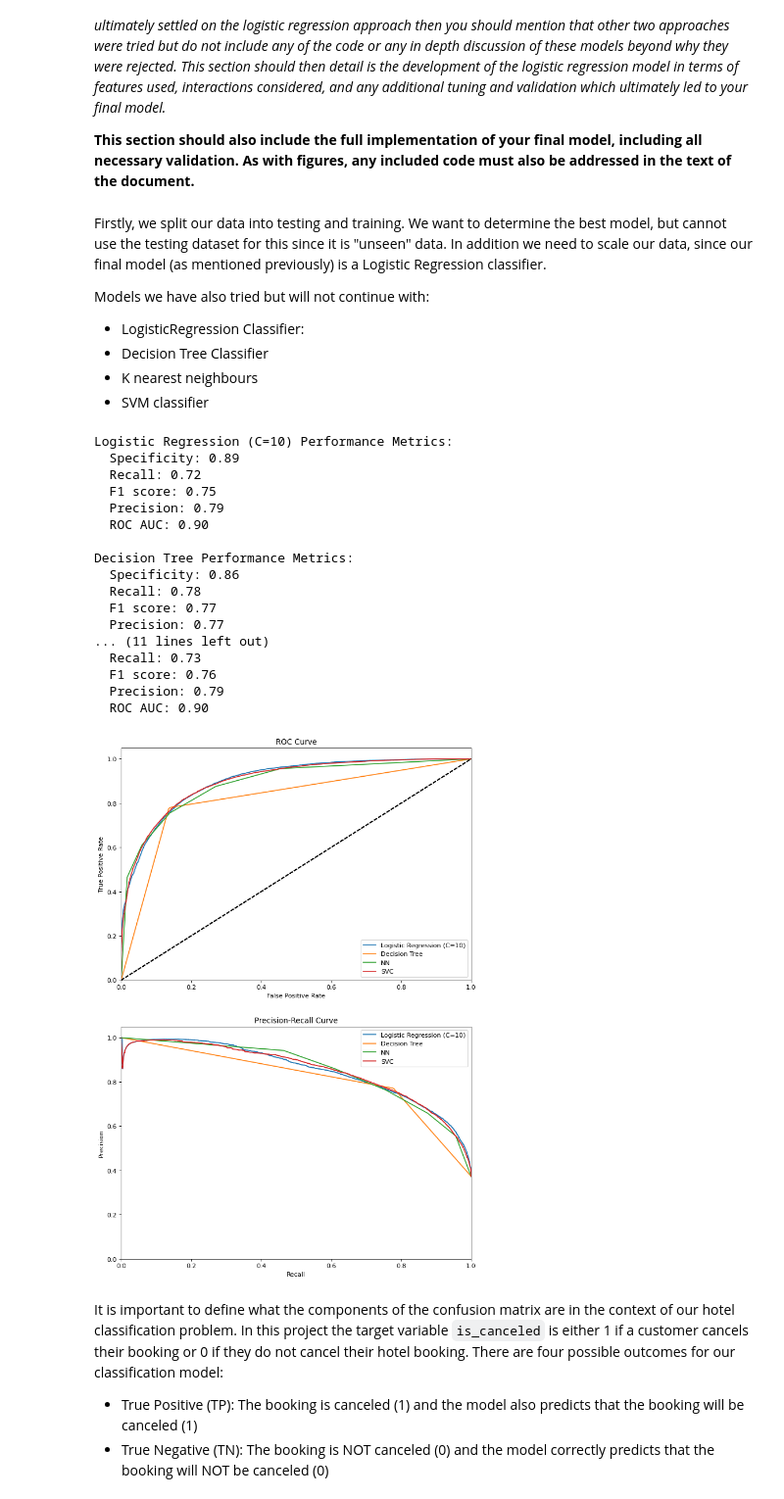
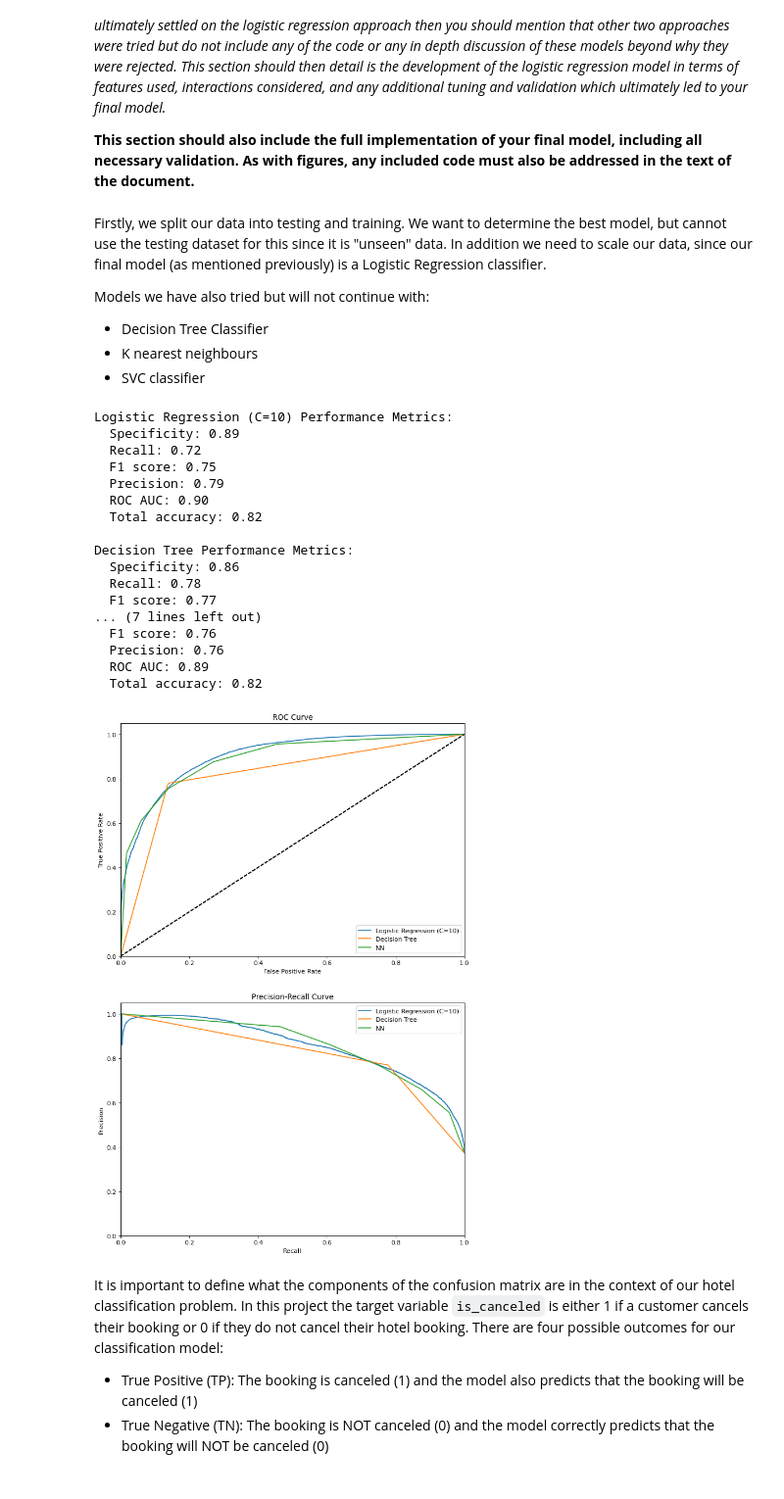
Before and after one commit to Mengyao41/ML_proj2, a Jupyter notebook: project2.ipynb, the cells around one changed output. Shown at 98% size. Saved outputs shown, nothing was run; the diff lists cells and outputs as text; code cells hidden in the pictures.

```diff
--- a/project2.ipynb
+++ b/project2.ipynb
@@ -756,10 +756,9 @@ d.shape
 Firstly, we split our data into testing and training. We want to determine the best model, but cannot use the testing dataset for this since it is "unseen" data. In addition we need to scale our data, since our final model (as mentioned previously) is a Logistic Regression classifier.
 
 Models we have also tried but will not continue with:
-* LogisticRegression Classifier:
 * Decision Tree Classifier
 * K nearest neighbours
-* SVM classifier
+* SVC classifier
 # %%
 import pandas as pd
 import numpy as np
@@ -799,8 +798,8 @@ X_test_preprocessed = scalar.transform(X_test)
 models = [
     ('Logistic Regression (C=10)', LogisticRegression(solver = 'liblinear',C=10)),
     ('Decision Tree', DecisionTreeClassifier()),
-    ('NN', KNeighborsClassifier() ),
-    ('SVC', SVC(kernel='linear', probability=True))
+    ('NN', KNeighborsClassifier() )
+   # ('SVC', SVC(kernel='linear', probability=True)) too expensive to run
 ]
 
 fig, [ax1,ax2] = plt.subplots(2,1, figsize=[10,15])
@@ -843,41 +842,41 @@ for name, model in models:
     tn, fp, fn, tp = confusion_matrix(y_test, y_pred).ravel()
     specificity = tn / (tn + fp)
     f1 = f1_score(y_test, y_pred)
     recall = recall_score(y_test, y_pred)
     precision = precision_score(y_test, y_pred)
         #add accuracy of model???
     accuracy = (tp+tn)/(tp+tn+fn+fp)
 
     print(f'{name} Performance Metrics:')
     print(f'  Specificity: {specificity:.2f}')
     print(f'  Recall: {recall:.2f}')
     print(f'  F1 score: {f1:.2f}')
     print(f'  Precision: {precision:.2f}')
-    print(f'  ROC AUC: {roc_auc:.2f}\n')
+    print(f'  ROC AUC: {roc_auc:.2f}')
     #add accuracy of model???
-    print(f'  Total accuracy: {accuracy:.2f}')
+    print(f'  Total accuracy: {accuracy:.2f}\n')
 
 plt.legend()
 plt.show()
 # %% [output]
 Logistic Regression (C=10) Performance Metrics:
   Specificity: 0.89
   Recall: 0.72
   F1 score: 0.75
   Precision: 0.79
   ROC AUC: 0.90
+  Total accuracy: 0.82
 
 Decision Tree Performance Metrics:
   Specificity: 0.86
   Recall: 0.78
   F1 score: 0.77
-  Precision: 0.77
-... (11 lines left out)
-  Recall: 0.73
+... (7 lines left out)
   F1 score: 0.76
-  Precision: 0.79
-  ROC AUC: 0.90
+  Precision: 0.76
+  ROC AUC: 0.89
+  Total accuracy: 0.82
-[figure, old version]
+[figure, new version]
 # %% [markdown]
 It is important to define what the components of the confusion matrix are in the context of our hotel classification problem. In this project the target variable `is_canceled` is either 1 if a customer cancels their booking or 0 if they do not cancel their hotel booking. There are four possible outcomes for our classification model:
 * True Positive (TP): The booking is canceled (1) and the model also predicts that the booking will be canceled (1)
```
Also changed, not shown: parts of 13 cells of this notebook.
